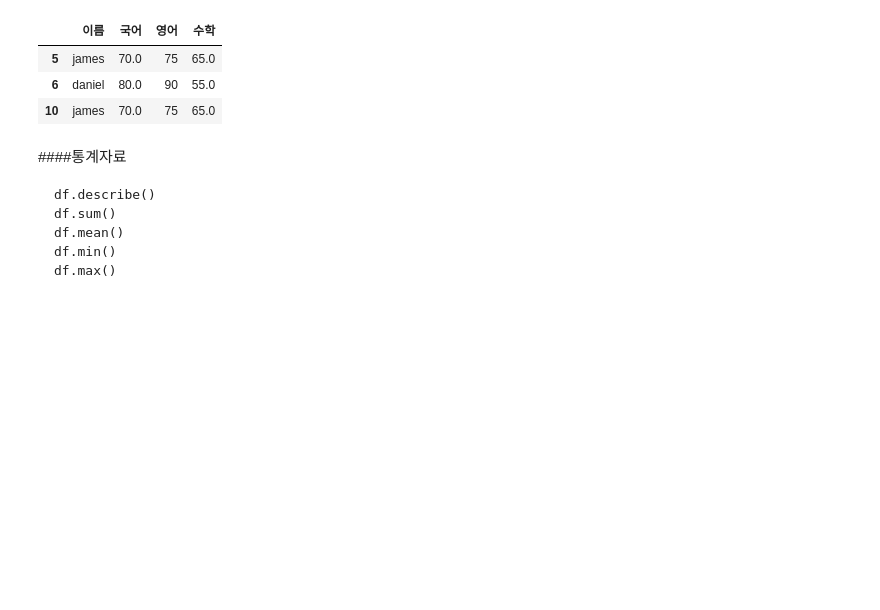
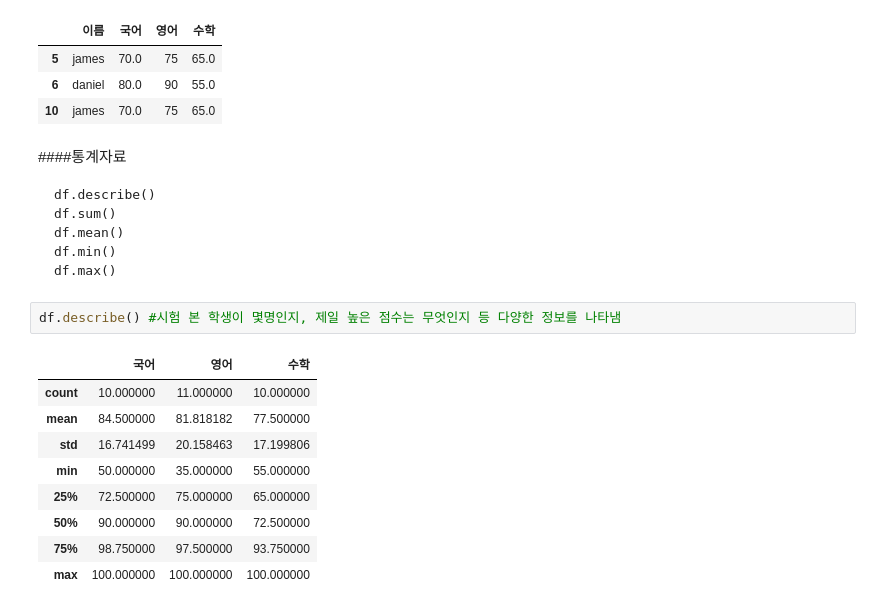
Before and after one commit to ChoSooBeen/Python_practice, a Jupyter notebook: Python_data.ipynb, the cells around one changed output. Cells and saved outputs as stored; diff of their text form; blank space fills up the shorter version.

````diff
--- a/Python_data.ipynb
+++ b/Python_data.ipynb
@@ -410,3 +410,15 @@ df.mean()
 df.min()
 df.max()
 ```
+# %%
+df.describe() #시험 본 학생이 몇명인지, 제일 높은 점수는 무엇인지 등 다양한 정보를 나타냄
+# %% [output]
+|  | 국어 | 영어 | 수학 |
+| count | 10.000000 | 11.000000 | 10.000000 |
+| mean | 84.500000 | 81.818182 | 77.500000 |
+| std | 16.741499 | 20.158463 | 17.199806 |
+| min | 50.000000 | 35.000000 | 55.000000 |
+| 25% | 72.500000 | 75.000000 | 65.000000 |
+| 50% | 90.000000 | 90.000000 | 72.500000 |
+| 75% | 98.750000 | 97.500000 | 93.750000 |
+| max | 100.000000 | 100.000000 | 100.000000 |
````
Also changed, not shown: parts of 5 cells of this notebook.
